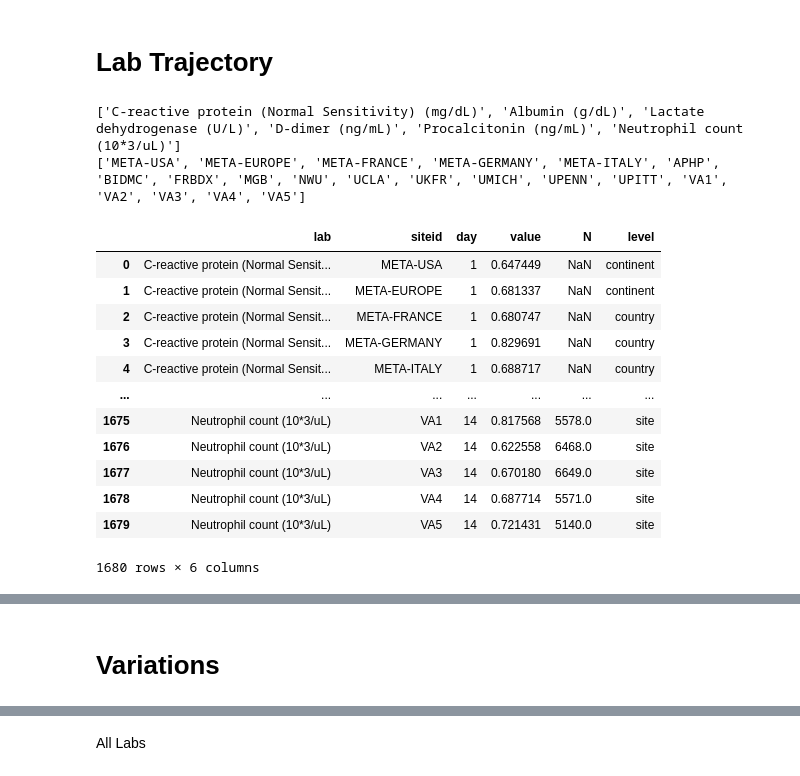
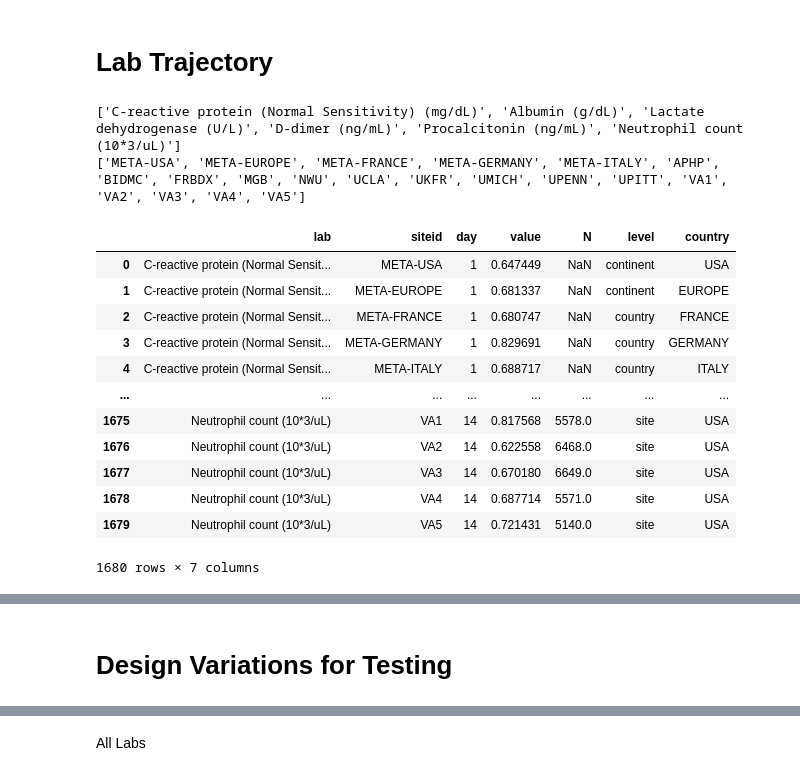
Before and after one commit to covidclinical/visualization-notebooks, a Jupyter notebook: notebooks/2.1.new_figures_for_phase_1.1_paper.ipynb, the cells around one changed output, grey strips where cells are left out. Cells and saved outputs as stored; diff of their text form; code cells hidden in the pictures.

```diff
--- a/notebooks/2.1.new_figures_for_phase_1.1_paper.ipynb
+++ b/notebooks/2.1.new_figures_for_phase_1.1_paper.ipynb
@@ -46,15 +46,39 @@ consistent_loinc = {
     "procalcitonin": "Procalcitonin (ng/mL)",
 }
 
-continents = ['USA', 'EUROPE']
+continents = ['NORTH AMERICA', 'EUROPE']
 continent_colors = ['#D45E00', '#57B4E9']
 
-countries = ['USA', 'EUROPE', 'FRANCE', 'GERMANY', 'ITALY']
-country_colors = ['#D45E00', '#57B4E9', '#0072B2', '#029F73', '#E5DA3E']
+countries = ['USA', 'FRANCE', 'GERMANY', 'ITALY']
+country_colors = ['#D45E00', '#0072B2', '#029F73', '#B2AA2F'] # '#E5DA3E']
 
 sites = ['APHP', 'FRBDX', 'UKFR', 'BIDMC', 'MGB', 'NWU', 'UCLA', 'UMICH', 'UPENN', 'UPITT', 'VA1', 'VA2', 'VA3', 'VA4', 'VA5']
 site_colors = ['#0072B2', '#0072B2', '#029F73', '#D45E00', '#D45E00', '#D45E00', '#D45E00', '#D45E00', '#D45E00', '#D45E00', '#D45E00', '#D45E00', '#D45E00', '#D45E00', '#D45E00']
 site_shapes = ['circle', 'circle', 'circle', 'diamond', 'diamond', 'diamond', 'diamond', 'diamond', 'diamond', 'diamond', 'diamond', 'diamond', 'diamond', 'diamond', 'diamond']
+
+site_to_contry = {
+    'META-USA': 'USA',
+    'META-EUROPE': 'EUROPE',
+    'META-FRANCE': 'FRANCE',
+    'META-GERMANY': 'GERMANY',
+    'META-ITALY': 'ITALY',
+    'APHP': 'FRANCE',
+    'FRBDX': 'FRANCE',
+    'UKFR': 'FRANCE',
+    'BIDMC': 'GERMANY',
+    'MGB': 'USA',
+    'NWU': 'USA',
+    'UCLA': 'USA',
+    'UMICH': 'USA',
+    'UPENN': 'USA',
+    'UPITT': 'USA',
+    'VA1': 'USA',
+    'VA2': 'USA',
+    'VA3': 'USA',
+    'VA4': 'USA',
+    'VA5': 'USA'
+}
+
 # ['black', '#0072B2', '#0072B2', '#0072B2', '#0072B2', '#CB7AA7', '#D45E00', '#D45E00', '#D45E00', '#D45E00', '#D45E00', '#D45E00', '#D45E00', '#D45E00', '#D45E00','#D45E00','#D45E00']
 # len(sites)
 # len(site_colors)
@@ -64,43 +88,45 @@ site_shapes = ['circle', 'circle', 'circle', 'diamond', 'diamond', 'diamond', 'd
 # %%
 df = pd.read_csv(join("..", "data", "Phase2.1SurvivalRSummariesPublic", "ToShare", "table.R1.classification.phase1.csv"))
 
 df = df.drop(columns=['Unnamed: 0'])
 df = df.rename(columns={"nm.lab": "lab"})
 df = pd.melt(df, id_vars=['lab', 'siteid'], var_name='day', value_name='value')
 df.siteid = df.siteid.apply(lambda x: x.upper().replace('NORTH AMERICA', 'USA'))
 df.lab = df.lab.apply(lambda x: consistent_loinc[x])
 df.day = df.day.apply(lambda x: x.replace('day', ''))
 
 unique_labs = df.lab.unique().tolist()
 print(unique_labs)
 
 unique_sites = df.siteid.unique().tolist()
 print(unique_sites)
 
 sdf = pd.read_csv(join("..", "data", "Phase2.1SurvivalRSummariesPublic", "ToShare", "table.totalN.csv"))
 dic = pd.Series(sdf.N.values, index=sdf.siteid).to_dict()
 
 df['N'] = df.siteid.apply(lambda x: dic[x] if x in dic.keys() else None)
 
 df['level'] = df.siteid.apply(lambda x: 'site' if not 'META-' in x else 'continent' if (('USA' in x) | ('EUROPE' in x)) else 'country')
 
+df['country'] = df.siteid.apply(lambda x: site_to_contry[x])
+
 df
 # %% [output]
 ['C-reactive protein (Normal Sensitivity) (mg/dL)', 'Albumin (g/dL)', 'Lactate dehydrogenase (U/L)', 'D-dimer (ng/mL)', 'Procalcitonin (ng/mL)', 'Neutrophil count (10*3/uL)']
 ['META-USA', 'META-EUROPE', 'META-FRANCE', 'META-GERMANY', 'META-ITALY', 'APHP', 'BIDMC', 'FRBDX', 'MGB', 'NWU', 'UCLA', 'UKFR', 'UMICH', 'UPENN', 'UPITT', 'VA1', 'VA2', 'VA3', 'VA4', 'VA5']
-|  | lab | siteid | day | value | N | level |
-| 0 | C-reactive protein (Normal Sensit... | META-USA | 1 | 0.647449 | NaN | continent |
-| 1 | C-reactive protein (Normal Sensit... | META-EUROPE | 1 | 0.681337 | NaN | continent |
-| 2 | C-reactive protein (Normal Sensit... | META-FRANCE | 1 | 0.680747 | NaN | country |
-| 3 | C-reactive protein (Normal Sensit... | META-GERMANY | 1 | 0.829691 | NaN | country |
-| 4 | C-reactive protein (Normal Sensit... | META-ITALY | 1 | 0.688717 | NaN | country |
-| ... | ... | ... | ... | ... | ... | ... |
-| 1675 | Neutrophil count (10*3/uL) | VA1 | 14 | 0.817568 | 5578.0 | site |
-| 1676 | Neutrophil count (10*3/uL) | VA2 | 14 | 0.622558 | 6468.0 | site |
-| 1677 | Neutrophil count (10*3/uL) | VA3 | 14 | 0.670180 | 6649.0 | site |
-| 1678 | Neutrophil count (10*3/uL) | VA4 | 14 | 0.687714 | 5571.0 | site |
-| 1679 | Neutrophil count (10*3/uL) | VA5 | 14 | 0.721431 | 5140.0 | site |
+|  | lab | siteid | day | value | N | level | country |
+| 0 | C-reactive protein (Normal Sensit... | META-USA | 1 | 0.647449 | NaN | continent | USA |
+| 1 | C-reactive protein (Normal Sensit... | META-EUROPE | 1 | 0.681337 | NaN | continent | EUROPE |
+| 2 | C-reactive protein (Normal Sensit... | META-FRANCE | 1 | 0.680747 | NaN | country | FRANCE |
+| 3 | C-reactive protein (Normal Sensit... | META-GERMANY | 1 | 0.829691 | NaN | country | GERMANY |
+| 4 | C-reactive protein (Normal Sensit... | META-ITALY | 1 | 0.688717 | NaN | country | ITALY |
+| ... | ... | ... | ... | ... | ... | ... | ... |
+| 1675 | Neutrophil count (10*3/uL) | VA1 | 14 | 0.817568 | 5578.0 | site | USA |
+| 1676 | Neutrophil count (10*3/uL) | VA2 | 14 | 0.622558 | 6468.0 | site | USA |
+| 1677 | Neutrophil count (10*3/uL) | VA3 | 14 | 0.670180 | 6649.0 | site | USA |
+| 1678 | Neutrophil count (10*3/uL) | VA4 | 14 | 0.687714 | 5571.0 | site | USA |
+| 1679 | Neutrophil count (10*3/uL) | VA5 | 14 | 0.721431 | 5140.0 | site | USA |
-1680 rows × 6 columns
+1680 rows × 7 columns
 # %%
 def plot_lab(df=None, lab='Neutrophil count (10*3/uL)', is_country=True):
     d = df.copy()
@@ -248,7 +313,7 @@ plot
 # %% [output]
 [interactive output not drawn]
 # %% [markdown]
-# Variations
+# Design Variations for Testing
 # %%
 def plot_lab(df=None, lab='Neutrophil count (10*3/uL)', is_country=True):
     d = df.copy()
```
Also changed, not shown: parts of 8 cells of this notebook, 5 other files.
